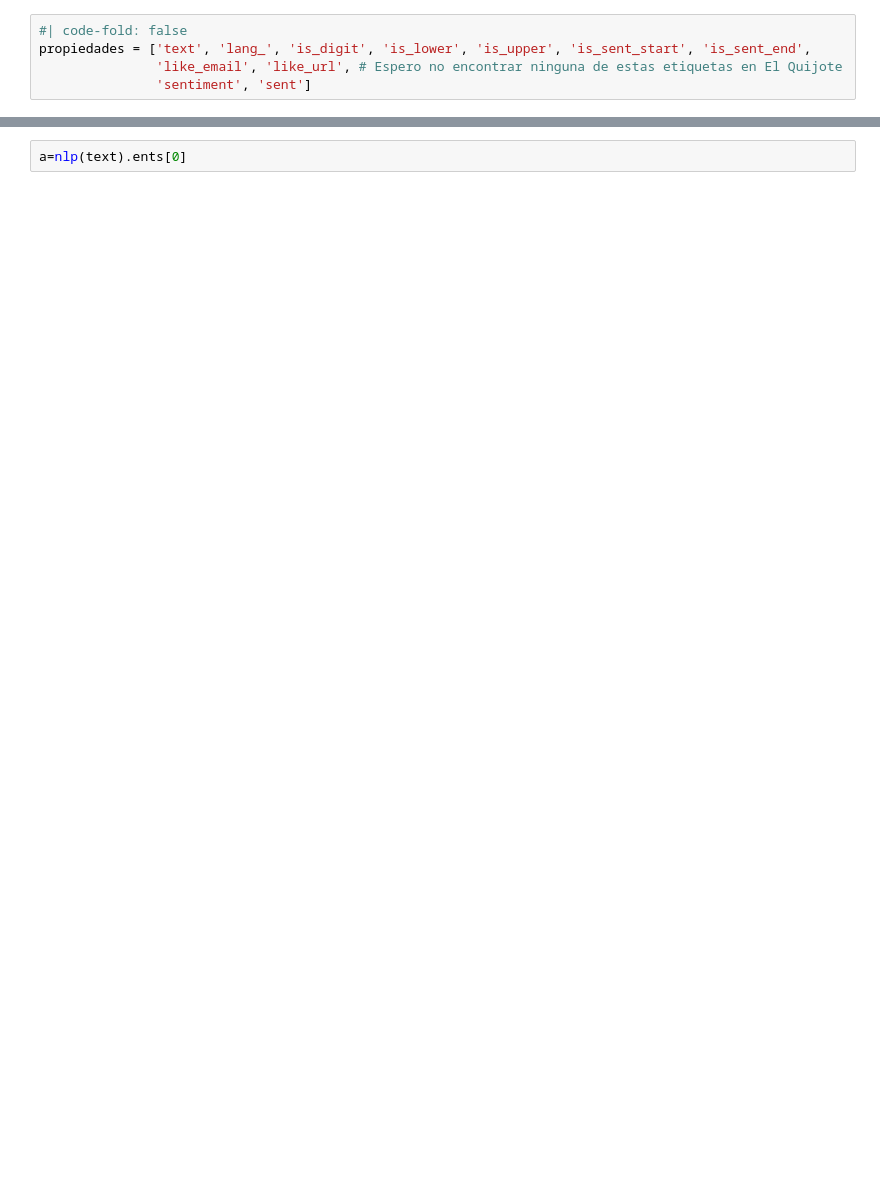
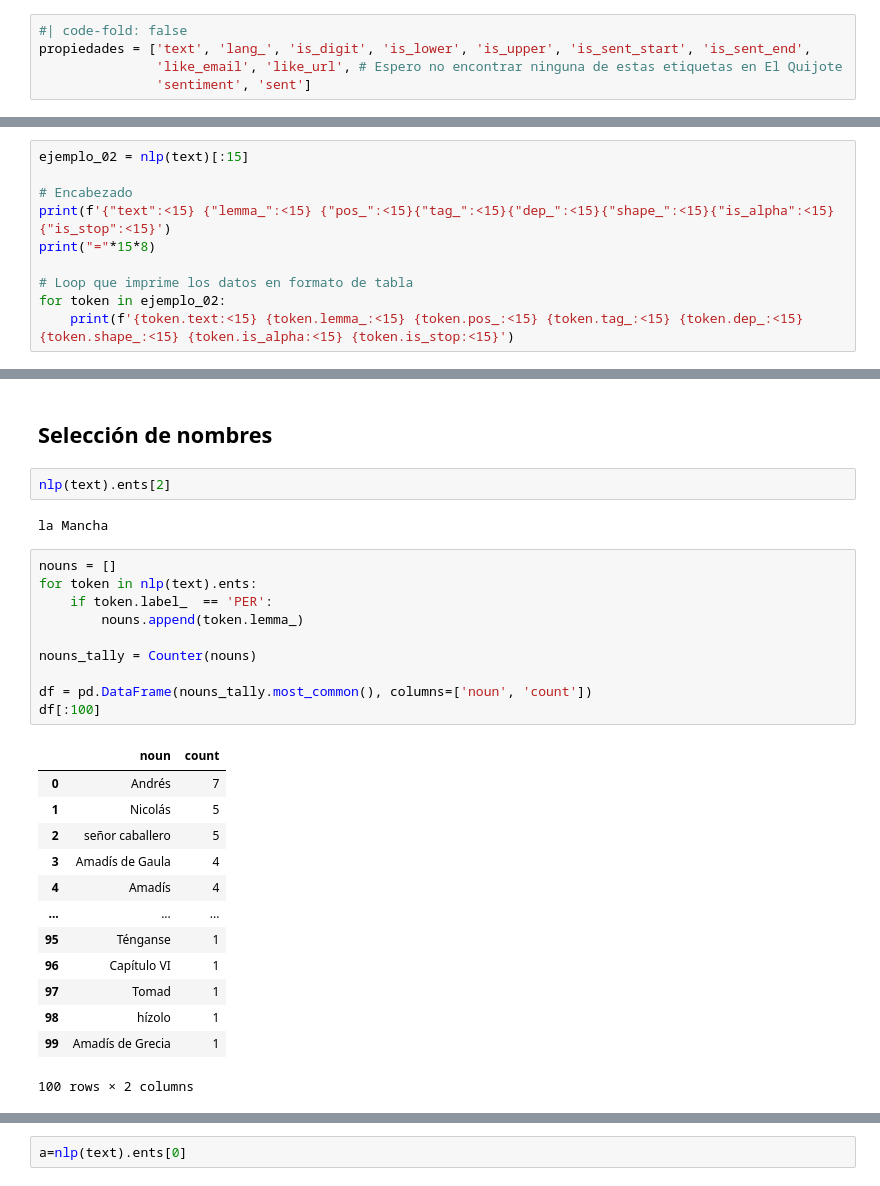
Before and after one commit to MarioC0093/NPL-Python, a Jupyter notebook: index.ipynb, the cells around one changed output, grey strips where cells are left out. Drawn from its saved outputs; the diff is of its cells as text; blank space fills up the shorter version.

```diff
--- a/index.ipynb
+++ b/index.ipynb
@@ -223,3 +237,13 @@ obj.like_email = False
 obj.like_url = False
 obj.sentiment = 0.0
 obj.sent = Capítulo primero.
+# %%
+ejemplo_02 = nlp(text)[:15]
+
+# Encabezado
+print(f'{"text":<15} {"lemma_":<15} {"pos_":<15}{"tag_":<15}{"dep_":<15}{"shape_":<15}{"is_alpha":<15}{"is_stop":<15}')
+print("="*15*8)
+
+# Loop que imprime los datos en formato de tabla
+for token in ejemplo_02:
+    print(f'{token.text:<15} {token.lemma_:<15} {token.pos_:<15} {token.tag_:<15} {token.dep_:<15} {token.shape_:<15} {token.is_alpha:<15} {token.is_stop:<15}')
@@ -225,0 +271,30 @@ obj.sent = Capítulo primero.
+# %% [markdown]
+## Selección de nombres
+# %%
+nlp(text).ents[2]
+# %% [output]
+la Mancha
+# %%
+nouns = []
+for token in nlp(text).ents:
+    if token.label_  == 'PER':
+        nouns.append(token.lemma_)
+
+nouns_tally = Counter(nouns)
+
+df = pd.DataFrame(nouns_tally.most_common(), columns=['noun', 'count'])
+df[:100]
+# %% [output]
+|  | noun | count |
+| 0 | Andrés | 7 |
+| 1 | Nicolás | 5 |
+| 2 | señor caballero | 5 |
+| 3 | Amadís de Gaula | 4 |
+| 4 | Amadís | 4 |
+| ... | ... | ... |
+| 95 | Ténganse | 1 |
+| 96 | Capítulo VI | 1 |
+| 97 | Tomad | 1 |
+| 98 | hízolo | 1 |
+| 99 | Amadís de Grecia | 1 |
+100 rows × 2 columns
```
Also changed, not shown: parts of 18 cells of this notebook, 8 other files.
